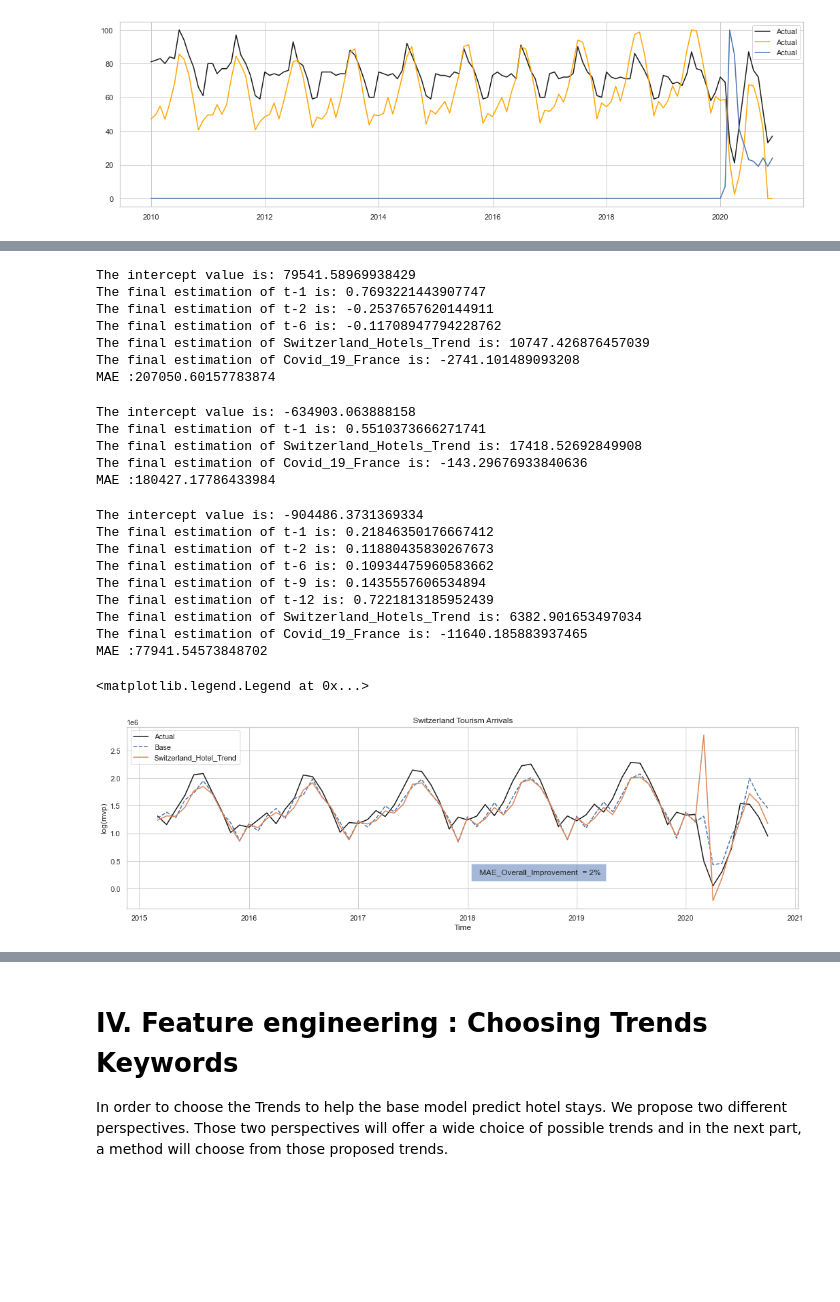
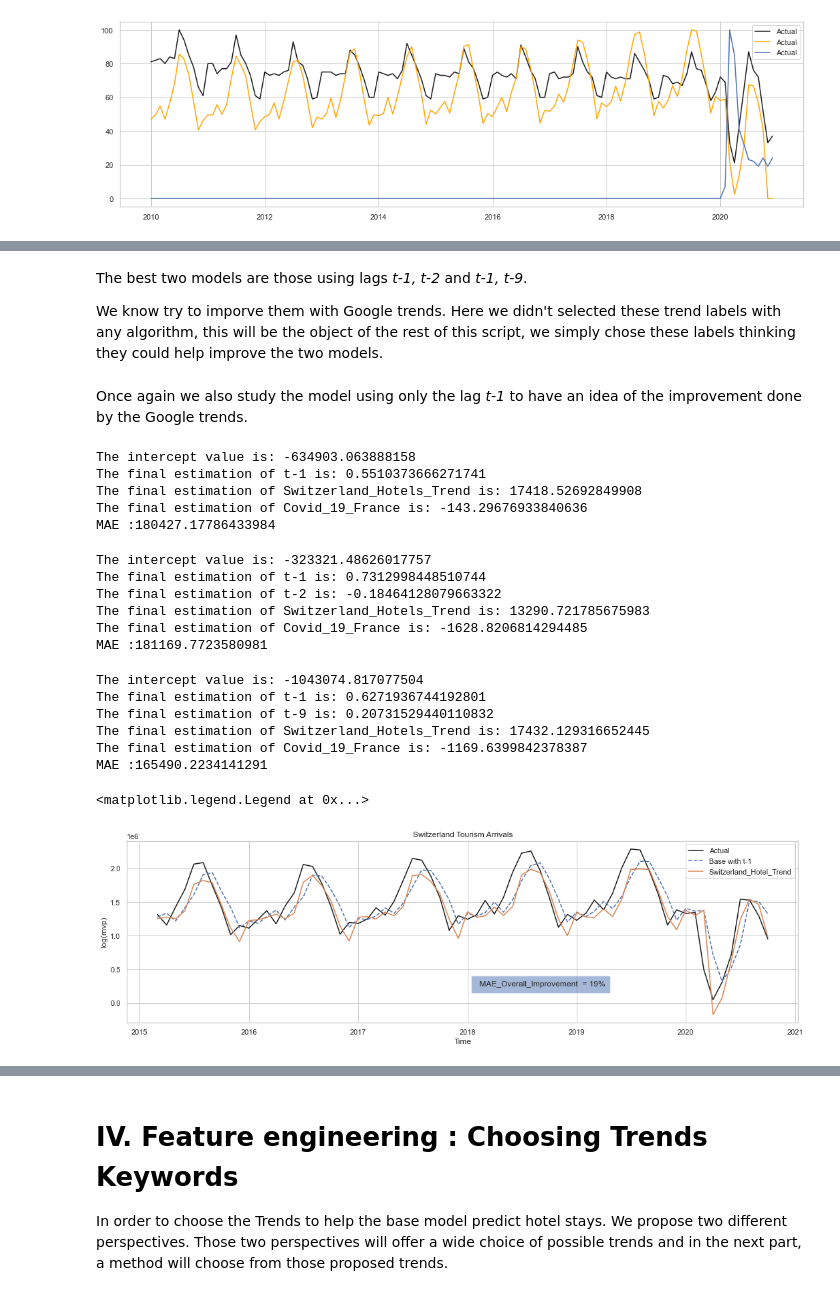
Before and after one commit to naayem/SwissHotelArrivalsPredictor, a Jupyter notebook: Project.ipynb, the cells around one changed output, grey strips where cells are left out. Cells and saved outputs as stored; diff of their text form; code cells hidden in the pictures; blank space fills up the shorter version.

Commit message:
last chg

```diff
--- a/Project.ipynb
+++ b/Project.ipynb
@@ -364,7 +374,7 @@ def Auto_Regressive_Model(True_Labels, end_date_testing, dataset, lags, trends,
     if (with_trends):
         lags.extend(trends)
 
-    for train_last in True_Arrivals.index:
+    for train_last in True_Labels.index:
         train = dataset[ :train_last -timedelta(days=1)]
         test = dataset[train_last : end_date_testing]
 
@@ -397,6 +414,9 @@ def Auto_Regressive_Model(True_Labels, end_date_testing, dataset, lags, trends,
 # %%
-lags_1 = ['t-1','t-2', 't-6']
-lags_2 = ['t-1']
-lags_3 = ['t-1', 't-2', 't-6', 't-9', 't-12']
+lags_1 = ['t-1']
+lags_2 = ['t-12']
+lags_3 = ['t-1', 't-2']
+lags_4 = ['t-1', 't-6']
+lags_5 = ['t-1', 't-9']
+lags_6 = ['t-1', 't-12']
 
 trends = [ "Switzerland_Hotels_Trend", "Covid_19_France"]
@@ -433,55 +614,56 @@ MAE :118597.11646145092
+# %% [markdown]
+The best two models are those using lags *t-1, t-2* and *t-1, t-9*.
+
+We know try to imporve them with Google trends. Here we didn't selected these trend labels with any algorithm, this will be the object of the rest of this script, we simply chose these labels thinking they could help improve the two models.
+# %% [markdown]
+Once again we also study the model using only the lag *t-1* to have an idea of the improvement done by the Google trends.
 # %%
 Trends_Arrivals_Predictions_1, Trend_MAE_1 = Auto_Regressive_Model(True_Arrivals, end_date_testing, Arrivals,\
                                                                     lags_1.copy(),\
                                                                     trends.copy(), with_trends = True)
 # %% [output]
-The intercept value is: 79541.58969938429
-The final estimation of t-1 is: 0.7693221443907747
-The final estimation of t-2 is: -0.2537657620144911
-The final estimation of t-6 is: -0.11708947794228762
-The final estimation of Switzerland_Hotels_Trend is: 10747.426876457039
-The final estimation of Covid_19_France is: -2741.101489093208
-MAE :207050.60157783874
+The intercept value is: -634903.063888158
+The final estimation of t-1 is: 0.5510373666271741
+The final estimation of Switzerland_Hotels_Trend is: 17418.52692849908
+The final estimation of Covid_19_France is: -143.29676933840636
+MAE :180427.17786433984
-# %%
-Trends_Arrivals_Predictions_2, Trend_MAE_2 = Auto_Regressive_Model(True_Arrivals, end_date_testing, Arrivals,\
-                                                                    lags_2.copy(),\
-                                                                    trends.copy(), with_trends = True)
-# %% [output]
-The intercept value is: -634903.063888158
-The final estimation of t-1 is: 0.5510373666271741
-The final estimation of Switzerland_Hotels_Trend is: 17418.52692849908
-The final estimation of Covid_19_France is: -143.29676933840636
-MAE :180427.17786433984
 # %%
 Trends_Arrivals_Predictions_3, Trend_MAE_3 = Auto_Regressive_Model(True_Arrivals, end_date_testing, Arrivals,\
                                                                     lags_3.copy(),\
                                                                     trends.copy(), with_trends = True)
 # %% [output]
-The intercept value is: -904486.3731369334
-The final estimation of t-1 is: 0.21846350176667412
-The final estimation of t-2 is: 0.11880435830267673
-The final estimation of t-6 is: 0.10934475960583662
-The final estimation of t-9 is: 0.1435557606534894
-The final estimation of t-12 is: 0.7221813185952439
-The final estimation of Switzerland_Hotels_Trend is: 6382.901653497034
-The final estimation of Covid_19_France is: -11640.185883937465
-MAE :77941.54573848702
+The intercept value is: -323321.48626017757
+The final estimation of t-1 is: 0.7312998448510744
+The final estimation of t-2 is: -0.18464128079663322
+The final estimation of Switzerland_Hotels_Trend is: 13290.721785675983
+The final estimation of Covid_19_France is: -1628.8206814294485
+MAE :181169.7723580981
+# %%
+Trends_Arrivals_Predictions_5, Trend_MAE_5 = Auto_Regressive_Model(True_Arrivals, end_date_testing, Arrivals,\
+                                                                    lags_5.copy(),\
+                                                                    trends.copy(), with_trends = True)
+# %% [output]
+The intercept value is: -1043074.817077504
+The final estimation of t-1 is: 0.6271936744192801
+The final estimation of t-9 is: 0.20731529440110832
+The final estimation of Switzerland_Hotels_Trend is: 17432.129316652445
+The final estimation of Covid_19_France is: -1169.6399842378387
+MAE :165490.2234141291
 # %%
-# I plot the result of the increasing size rolling window: It is the exact same graph obtained in the paper
 fig,axes = plt.subplots(figsize=(18,5))
 
 axes.plot(Arrivals['Total Arrivals'][start_date_testing:end_date_testing], label = 'Actual',color = 'k')
-axes.plot(Baseline_Arrivals_Predictions_1, linestyle='dashed', label='Base')
+axes.plot(Baseline_Arrivals_Predictions_1, linestyle='dashed', label='Base with t-1')
 axes.plot(Trends_Arrivals_Predictions_1, label='Switzerland_Hotel_Trend')
 
 
 plt.text('2018-02-01', 0.25*1e6, ' MAE_Overall_Improvement  = {}%'.format( int(100 * np.abs(Trend_MAE_1-Baseline_MAE_1)/Baseline_MAE_1)), bbox={ 'alpha':0.5, 'pad':8})
 
 plt.xlabel('Time')
 plt.ylabel('log(mvp)')
 plt.title('Switzerland Tourism Arrivals')
 plt.legend()
 # %% [output]
 <matplotlib.legend.Legend at 0x...>
-[figure, old version]
+[figure, new version]
 # %%
```
Also changed, not shown: parts of 35 cells of this notebook.
